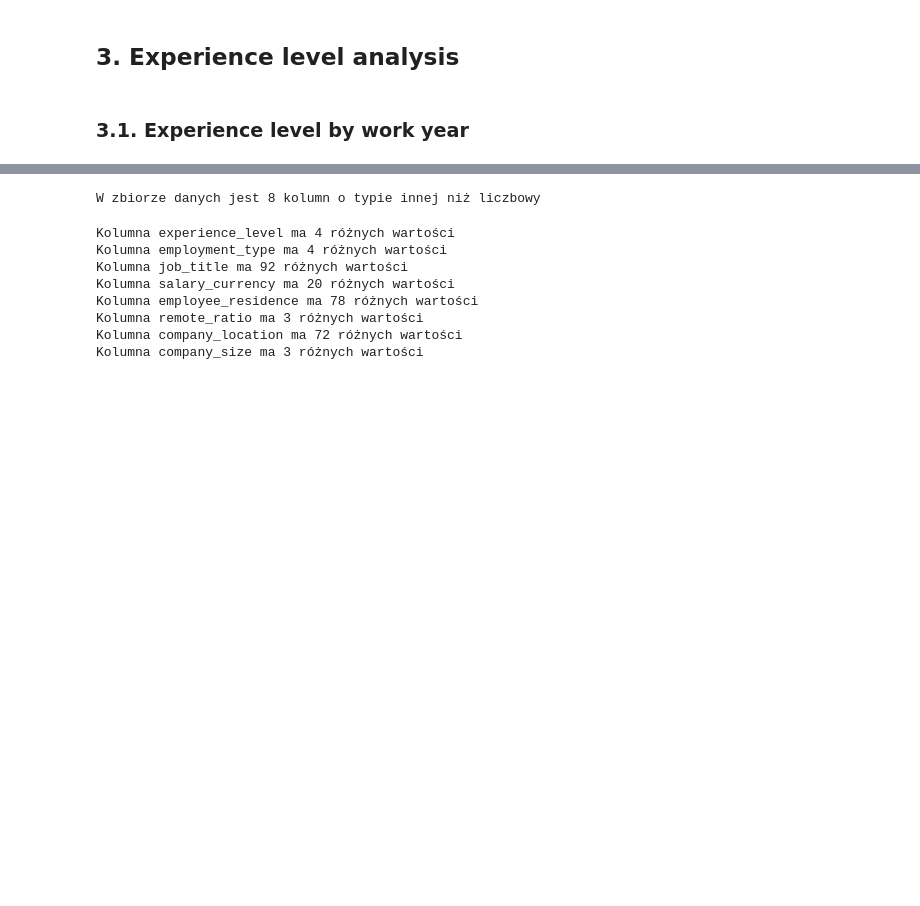
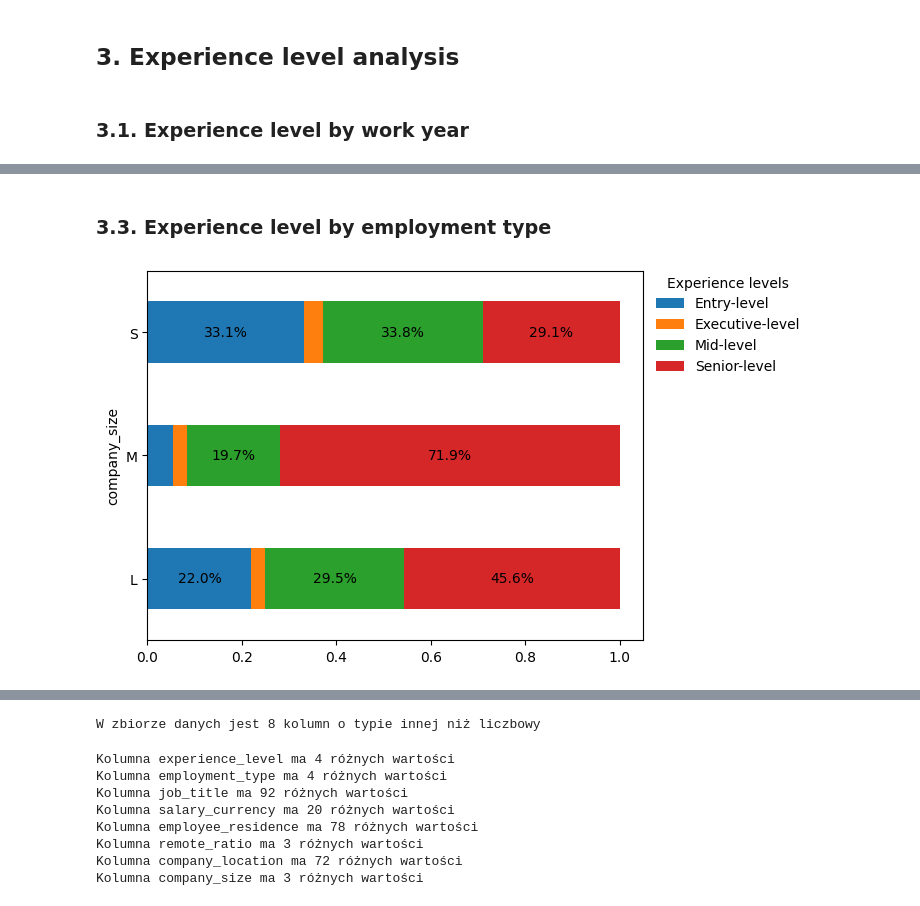
Before and after one commit to ST4N3R/eda_projects, a Jupyter notebook: Data_Science_salaries/main.ipynb, the cells around one changed output, grey strips where cells are left out. Saved outputs shown, nothing was run; the diff lists cells and outputs as text; code cells hidden in the pictures; blank space fills up the shorter version.

```diff
--- a/Data_Science_salaries/main.ipynb
+++ b/Data_Science_salaries/main.ipynb
@@ -363,0 +386,24 @@ Name: 3, dtype: float64
+# %% [markdown]
+### 3.3. Experience level by employment type
+# %%
+empl_group = ds_salaries.groupby("company_size")['experience_level'].value_counts(normalize=True).unstack('experience_level')
+idx_empl = ds_salaries['employment_type'].unique().tolist()
+
+empl_group.plot.barh(stacked=True)
+
+plt.legend(title="Experience levels", frameon=False, bbox_to_anchor=(1, 1.02))
+
+for ix, row in empl_group.reset_index(drop=True).iterrows():
+        cumulative = 0
+        for element in row:
+            if element == element and element > 0.1:
+                plt.text(
+                    cumulative + element / 2,
+                    ix,
+                    f"{round(element * 100, 1)}%",
+                    va="center",
+                    ha="center",
+                )
+            cumulative += element
+# %% [output]
+[figure, added]
```
Also changed, not shown: parts of 8 cells of this notebook, 1 other file.
